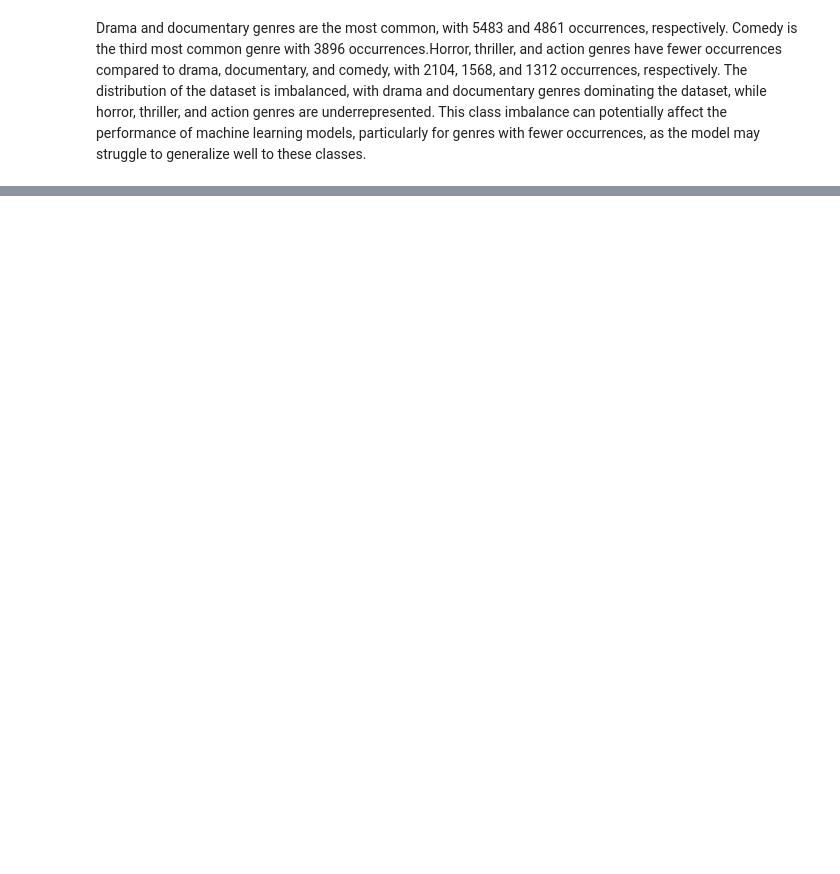
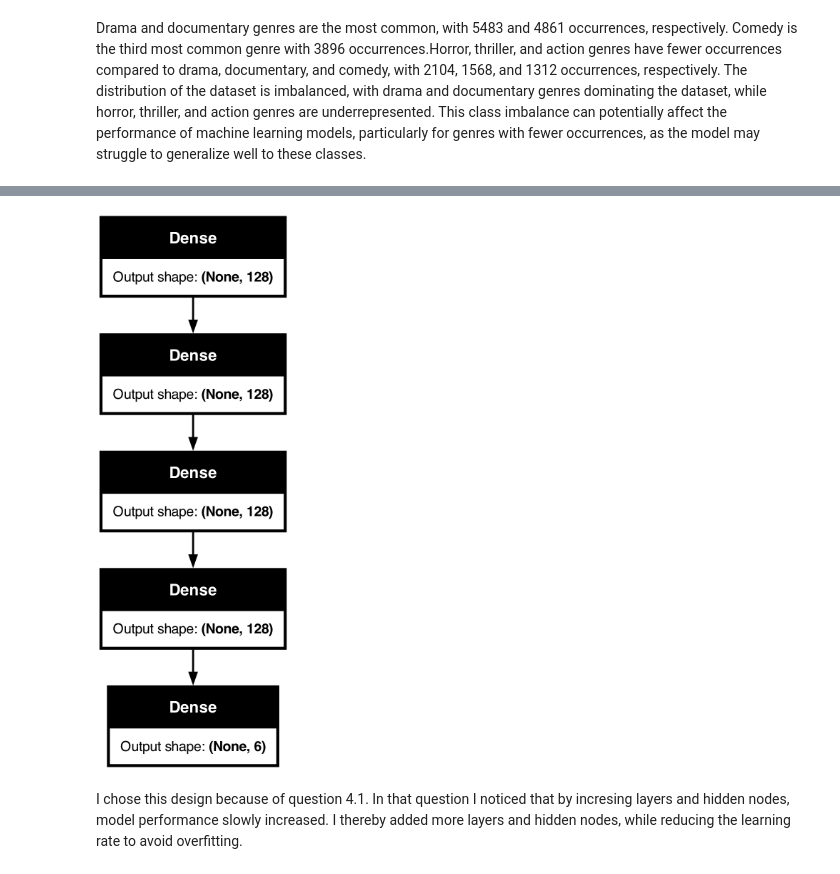
Before and after one commit to ChinemeremChigbo/ECE457B, a Jupyter notebook: Assignments/Assignment_3/ece457b-winter-24-assignment-3-exercise-4/Q4.ipynb, the cells around one changed output, grey strips where cells are left out. Saved outputs shown, nothing was run; the diff lists cells and outputs as text; code cells hidden in the pictures; blank space fills up the shorter version.

```diff
--- a/Assignments/Assignment_3/ece457b-winter-24-assignment-3-exercise-4/Q4.ipynb
+++ b/Assignments/Assignment_3/ece457b-winter-24-assignment-3-exercise-4/Q4.ipynb
@@ -418,0 +228,33 @@ train_and_evaluate_model(
+# %%
+def build_model(hidden_layers, hidden_nodes):
+    model = tf.keras.Sequential()
+    # Input layer
+    model.add(
+        tf.keras.layers.Dense(hidden_nodes, activation="relu", input_shape=(input_shape,))
+    )
+    # Hidden layers
+    for _ in range(hidden_layers - 1):
+        model.add(tf.keras.layers.Dense(hidden_nodes, activation="relu"))
+    # Output layer
+    model.add(tf.keras.layers.Dense(num_classes, activation="softmax"))
+    return model
+
+
+# Parameters
+hidden_layers = 4
+hidden_nodes = 128
+input_shape = 100  # Define the input shape according to your data
+num_classes = 6  # Assuming you have 6 output classes
+
+# Build the model
+model = build_model(hidden_layers, hidden_nodes)
+
+# Plot the model architecture
+plot_model(model, show_shapes=True)
+# %% [output]
+[figure, added]
+# %% [markdown]
+I chose this design because of question 4.1. In that question I noticed that
+by incresing layers and hidden nodes, model performance slowly increased. I
+thereby added more layers and hidden nodes, while reducing the learning rate to
+avoid overfitting.
```
Also changed, not shown: parts of 18 cells of this notebook, 9 other files.
